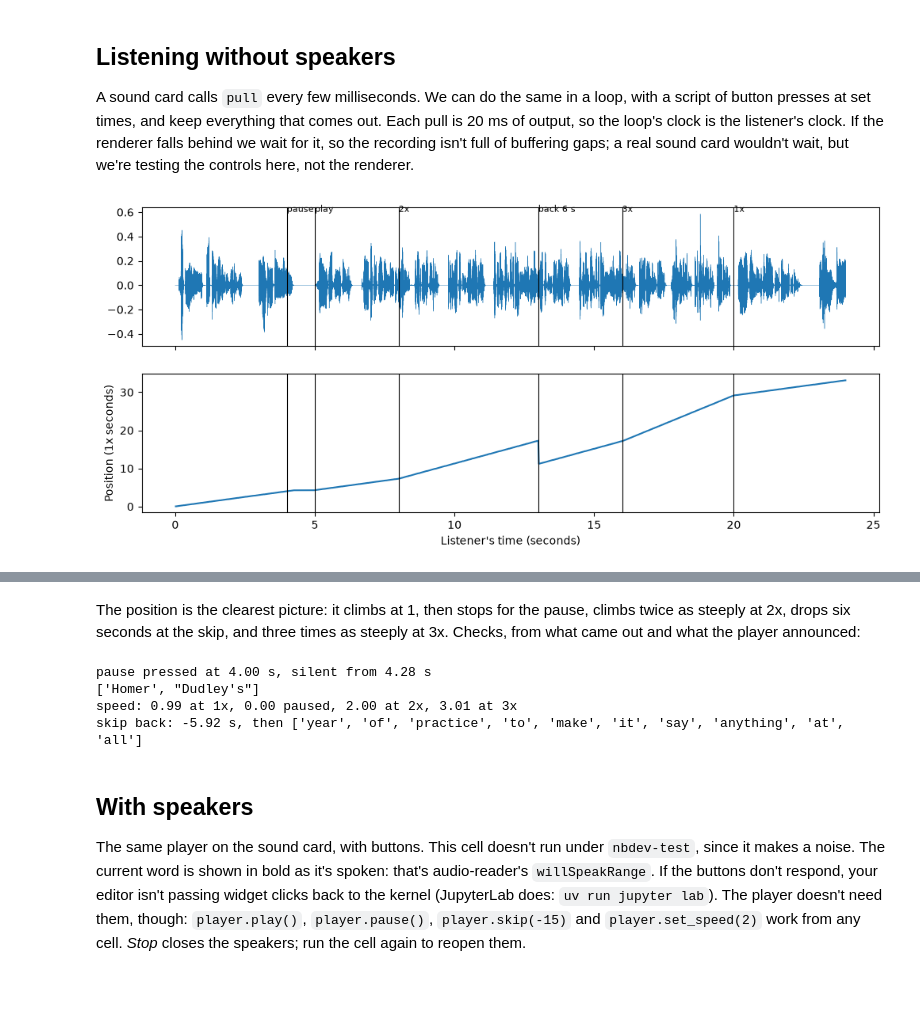
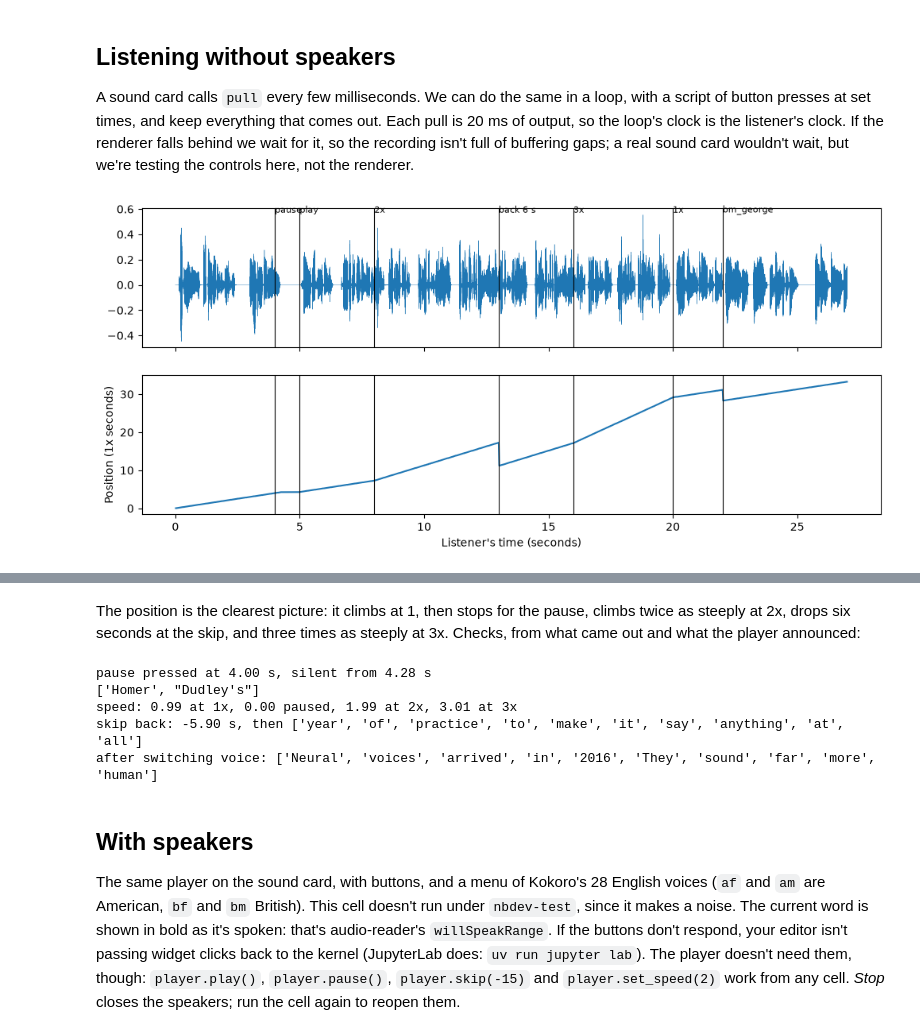
Before and after one commit to HenryDashwood/text-to-speech, a Jupyter notebook: nbs/102_player.ipynb, the cells around one changed output, grey strips where cells are left out. Cells and saved outputs as stored; diff of their text form; code cells hidden in the pictures; blank space fills up the shorter version.

```diff
--- a/nbs/102_player.ipynb
+++ b/nbs/102_player.ipynb
@@ -103,10 +104,10 @@ class Sentence:
     words: list  # A Word for each spoken word, positions in the text and in `audio`
 
 
-def render_sentence(text, start, end, margin=(0.1, 0.25)):
+def render_sentence(text, start, end, voice="af_heart", margin=(0.1, 0.25)):
     "Kokoro's audio for `text[start:end]`, with every word's position in `text` and in the audio."
     sentence = text[start:end].replace("\n", " ")  # Same length, and Kokoro won't join words across a line break
-    r = say(sentence)
+    r = say(sentence, voice=voice)
     spans = word_spans(sentence, r.tokens).dropna()
     spans = spans[spans.text.str.contains(r"\w")]
     first = max(0, int((spans.start.min() - margin[0]) * SR))
@@ -211,8 +212,8 @@ BLOCK = 1024  # 1x samples fed to Sonic at a time
 class Player:
     "Reads `text` aloud. Like audio-reader's ArticlePlayer: play, pause at a word, seek, skip and speed."
 
-    def __init__(self, text, speed=1.0, on_word=None, lookahead=2):
-        self.text, self.on_word, self.lookahead = text, on_word, lookahead
+    def __init__(self, text, speed=1.0, voice="af_heart", on_word=None, lookahead=2):
+        self.text, self.voice, self.on_word, self.lookahead = text, voice, on_word, lookahead
         self.spans = sentence_spans(text)
         self.rendered = {}  # Sentence index -> Sentence
         self.index, self.pos = 0, 0  # The playhead: a sentence, and a 1x sample within it
@@ -230,9 +231,11 @@ class Player:
                 if not todo:
                     self.lock.wait()
                     continue
-            sentence = render_sentence(self.text, *self.spans[todo[0]])
+                i, voice = todo[0], self.voice
+            sentence = render_sentence(self.text, *self.spans[i], voice=voice)
             with self.lock:
-                self.rendered[todo[0]] = sentence
+                if voice == self.voice:  # Throw away a render for a voice we've since switched from
+                    self.rendered[i] = sentence
                 self.lock.notify_all()
 
     def ready(self):
@@ -298,6 +301,15 @@ class Player:
             self.speed = speed
             self.sonic.set_speed(speed)
 
+    def set_voice(self, voice):
+        "Switch voice from the start of the current sentence, since its audio and every word's place change."
+        with self.lock:
+            self.voice, self.rendered = voice, {}
+            self.pos, self.sonic = 0, Sonic(self.speed)
+            if self.mode != "paused":
+                self.mode = "playing"
+            self.lock.notify_all()
+
     def _duration(self, i):
         s = self.rendered.get(i)
         return len(s.audio) / SR if s else (self.spans[i][1] - self.spans[i][0]) / CHARS_PER_SECOND
@@ -366,23 +378,24 @@ script = {
     13: lambda: player.skip(-6),
     16: lambda: player.set_speed(3),
     20: lambda: player.set_speed(1),
+    22: lambda: player.set_voice("bm_george"),
 }
-recording, heard, positions = session(player, script, 24)
+recording, heard, positions = session(player, script, 27)
 times = np.arange(1, len(positions) + 1) * 480 / SR
 # %%
 fig, axes = plt.subplots(2, 1, figsize=(12, 5), sharex=True)
 axes[0].plot(np.arange(len(recording)) / SR, recording, lw=0.3)
 axes[1].plot(times, positions)
 axes[1].set_ylabel("Position (1x seconds)")
 axes[1].set_xlabel("Listener's time (seconds)")
-for at, label in [(4, "pause"), (5, "play"), (8, "2x"), (13, "back 6 s"), (16, "3x"), (20, "1x")]:
+for at, label in [(4, "pause"), (5, "play"), (8, "2x"), (13, "back 6 s"), (16, "3x"), (20, "1x"), (22, "bm_george")]:
     for ax in axes:
         ax.axvline(at, color="k", lw=0.8)
     axes[0].text(at, recording.max(), label, fontsize=8, va="bottom")
 plt.show()
 Audio(recording, rate=SR)
 # %% [output]
-[figure, old version]
+[figure, new version]
 [interactive output not drawn]
 # %% [markdown]
 The position is the clearest picture: it climbs at 1, then stops for the pause, climbs twice as steeply at 2x, drops
@@ -403,16 +416,20 @@ print(
 print(f"skip back: {rate(12.95, 13.05) * 0.1:+.2f} s, then", [w for at, w in heard if 13 <= at < 14])
 assert silent_from < 4.8, "a pause should land within a word"
 assert abs(rate(0.5, 3.5) - 1) < 0.05 and abs(rate(9, 12.9) - 2) < 0.1 and abs(rate(16.5, 19.5) - 3) < 0.15
+print("after switching voice:", [w for at, w in heard if 22 <= at])
+assert [w for at, w in heard if 22 <= at], "the new voice should carry on reading"
 assert rate(4.5, 5) == 0 and -6.5 < rate(12.95, 13.05) * 0.1 < -5.5
 # %% [output]
 pause pressed at 4.00 s, silent from 4.28 s
 ['Homer', "Dudley's"]
-speed: 0.99 at 1x, 0.00 paused, 2.00 at 2x, 3.01 at 3x
-skip back: -5.92 s, then ['year', 'of', 'practice', 'to', 'make', 'it', 'say', 'anything', 'at', 'all']
+speed: 0.99 at 1x, 0.00 paused, 1.99 at 2x, 3.01 at 3x
+skip back: -5.90 s, then ['year', 'of', 'practice', 'to', 'make', 'it', 'say', 'anything', 'at', 'all']
+after switching voice: ['Neural', 'voices', 'arrived', 'in', '2016', 'They', 'sound', 'far', 'more', 'human']
 # %% [markdown]
 ## With speakers
 
-The same player on the sound card, with buttons. This cell doesn't run under `nbdev-test`, since it makes a noise.
+The same player on the sound card, with buttons, and a menu of Kokoro's 28 English voices (`af` and `am` are
+American, `bf` and `bm` British). This cell doesn't run under `nbdev-test`, since it makes a noise.
 The current word is shown in bold as it's spoken: that's audio-reader's `willSpeakRange`. If the buttons don't respond, your editor isn't
 passing widget clicks back to the kernel (JupyterLab does: `uv run jupyter lab`). The player doesn't need them, though:
 `player.play()`, `player.pause()`, `player.skip(-15)` and `player.set_speed(2)` work from any cell. *Stop* closes
```
Also changed, not shown: parts of 4 cells of this notebook, 4 other files.
